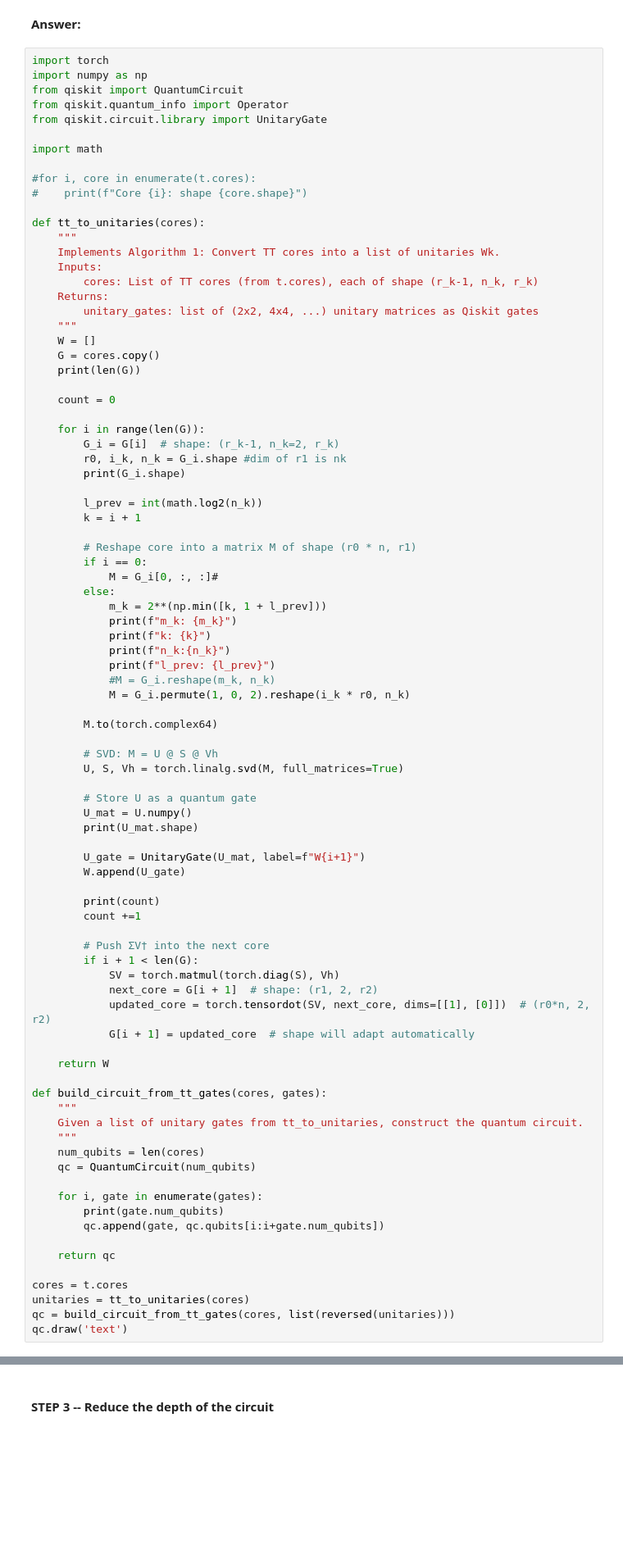
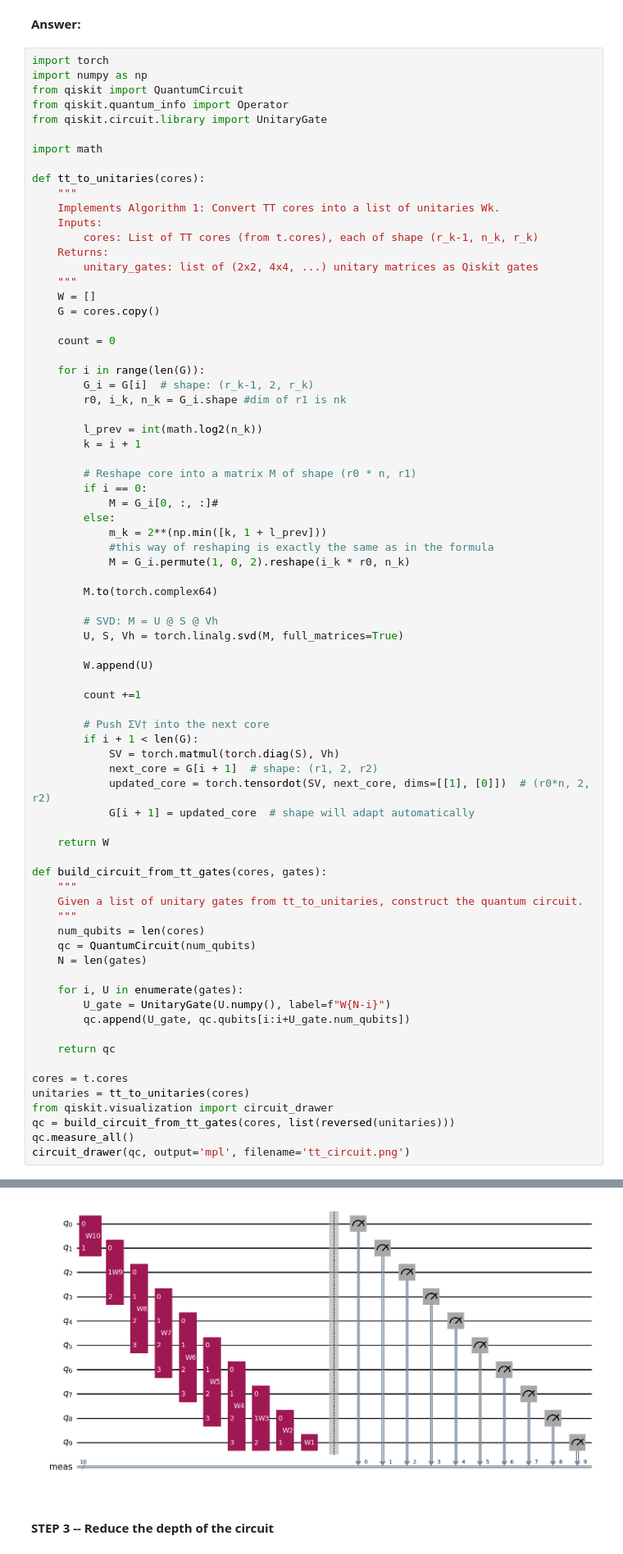
Before and after one commit to Nipsulai/QuantumHack, a Jupyter notebook: Challenge Moodys.ipynb, the cells around one changed output, grey strips where cells are left out. Shown at 82% size. Saved outputs shown, nothing was run; the diff lists cells and outputs as text; blank space fills up the shorter version.

```diff
--- a/Challenge Moodys.ipynb
+++ b/Challenge Moodys.ipynb
@@ -343,9 +398,6 @@ from qiskit.quantum_info import Operator
 from qiskit.circuit.library import UnitaryGate
 
 import math
-
-#for i, core in enumerate(t.cores):
-#    print(f"Core {i}: shape {core.shape}")
 
 def tt_to_unitaries(cores):
     """
@@ -357,14 +409,12 @@ def tt_to_unitaries(cores):
     """
     W = []
     G = cores.copy()
-    print(len(G))
 
     count = 0
 
     for i in range(len(G)):
-        G_i = G[i]  # shape: (r_k-1, n_k=2, r_k)
+        G_i = G[i]  # shape: (r_k-1, 2, r_k)
         r0, i_k, n_k = G_i.shape #dim of r1 is nk
-        print(G_i.shape)
 
         l_prev = int(math.log2(n_k))
         k = i + 1
@@ -374,11 +424,7 @@ def tt_to_unitaries(cores):
             M = G_i[0, :, :]#
         else:
             m_k = 2**(np.min([k, 1 + l_prev]))
-            print(f"m_k: {m_k}")
-            print(f"k: {k}")
-            print(f"n_k:{n_k}")
-            print(f"l_prev: {l_prev}")
-            #M = G_i.reshape(m_k, n_k)
+            #this way of reshaping is exactly the same as in the formula
             M = G_i.permute(1, 0, 2).reshape(i_k * r0, n_k)
 
         M.to(torch.complex64)
@@ -386,14 +432,8 @@ def tt_to_unitaries(cores):
         # SVD: M = U @ S @ Vh
         U, S, Vh = torch.linalg.svd(M, full_matrices=True)
 
-        # Store U as a quantum gate
-        U_mat = U.numpy()
-        print(U_mat.shape)
+        W.append(U)
 
-        U_gate = UnitaryGate(U_mat, label=f"W{i+1}")
-        W.append(U_gate)
-
-        print(count)
         count +=1
 
         # Push ΣV† into the next core
@@ -411,15 +451,18 @@ def build_circuit_from_tt_gates(cores, gates):
     """
     num_qubits = len(cores)
     qc = QuantumCircuit(num_qubits)
+    N = len(gates)
 
-    for i, gate in enumerate(gates):
-        print(gate.num_qubits)
-        qc.append(gate, qc.qubits[i:i+gate.num_qubits])
+    for i, U in enumerate(gates):
+        U_gate = UnitaryGate(U.numpy(), label=f"W{N-i}")
+        qc.append(U_gate, qc.qubits[i:i+U_gate.num_qubits])
 
     return qc
 
 cores = t.cores
 unitaries = tt_to_unitaries(cores)
+from qiskit.visualization import circuit_drawer
 qc = build_circuit_from_tt_gates(cores, list(reversed(unitaries)))
-qc.draw('text')
+qc.measure_all()
+circuit_drawer(qc, output='mpl', filename='tt_circuit.png')
 # %% [output]
@@ -460,3 +469,4 @@ torch.Size([4, 2, 8])
+[figure, added]
 # %% [markdown]
 #### STEP 3 -- Reduce the depth of the circuit
 # %% [markdown]
```
Also changed, not shown: parts of 6 cells of this notebook.
